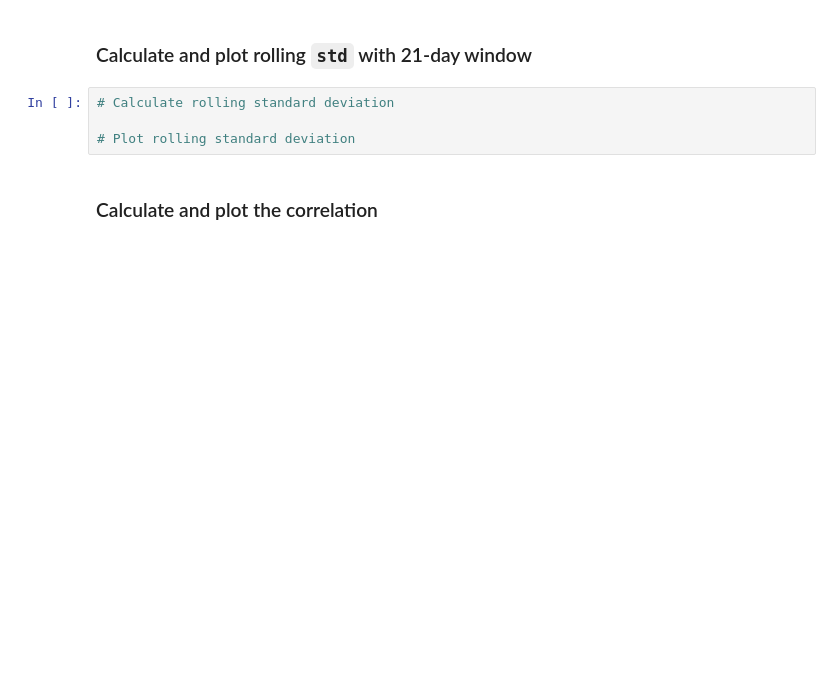
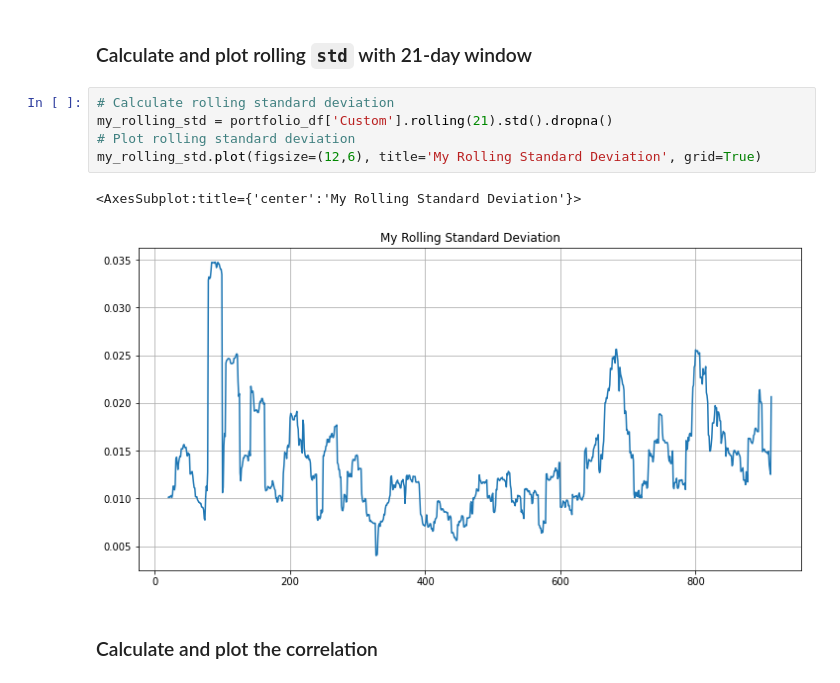
Before and after one commit to 2KAbhishek/whaleport, a Jupyter notebook: whaleport.ipynb, the cells around one changed output. Cells and saved outputs as stored; diff of their text form; blank space fills up the shorter version.

```diff
--- a/whaleport.ipynb
+++ b/whaleport.ipynb
@@ -450,8 +456,12 @@ Annualized standard deviation of the custom portfolio => 0.235503
 ### Calculate and plot rolling `std` with 21-day window
 # %%
 # Calculate rolling standard deviation
-
+my_rolling_std = portfolio_df['Custom'].rolling(21).std().dropna()
 # Plot rolling standard deviation
+my_rolling_std.plot(figsize=(12,6), title='My Rolling Standard Deviation', grid=True)
+# %% [output]
+<AxesSubplot:title={'center':'My Rolling Standard Deviation'}>
+[figure, added]
 # %% [markdown]
 ### Calculate and plot the correlation
 # %%
```
Also changed, not shown: parts of 1 cell of this notebook.
